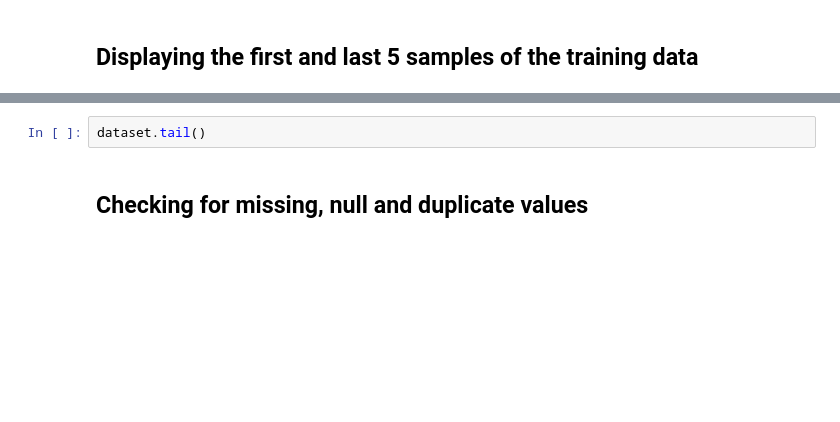
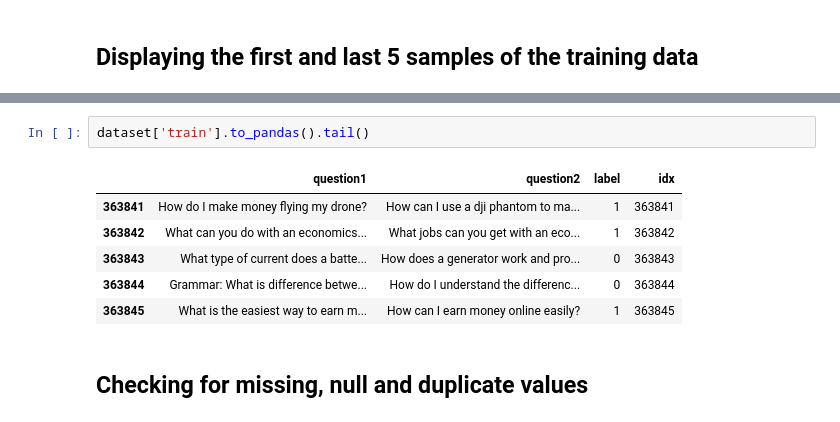
Before and after one commit to KaiTheWizard/ParaPhraseDetectProject, a Jupyter notebook: Copy_of_Welcome_to_Colab.ipynb, the cells around one changed output, grey strips where cells are left out. Drawn from its saved outputs; the diff is of its cells as text; blank space fills up the shorter version.

```diff
--- a/Copy_of_Welcome_to_Colab.ipynb
+++ b/Copy_of_Welcome_to_Colab.ipynb
@@ -29,5 +56,12 @@ dataset.head()
 # %%
-dataset.tail()
+dataset['train'].to_pandas().tail()
+# %% [output]
+|  | question1 | question2 | label | idx |
+| 363841 | How do I make money flying my drone? | How can I use a dji phantom to ma... | 1 | 363841 |
+| 363842 | What can you do with an economics... | What jobs can you get with an eco... | 1 | 363842 |
+| 363843 | What type of current does a batte... | How does a generator work and pro... | 0 | 363843 |
+| 363844 | Grammar: What is difference betwe... | How do I understand the differenc... | 0 | 363844 |
+| 363845 | What is the easiest way to earn m... | How can I earn money online easily? | 1 | 363845 |
 # %% [markdown]
 ## Checking for missing, null and duplicate values
 # %%
```
Also changed, not shown: parts of 20 cells of this notebook, 25 other files.
